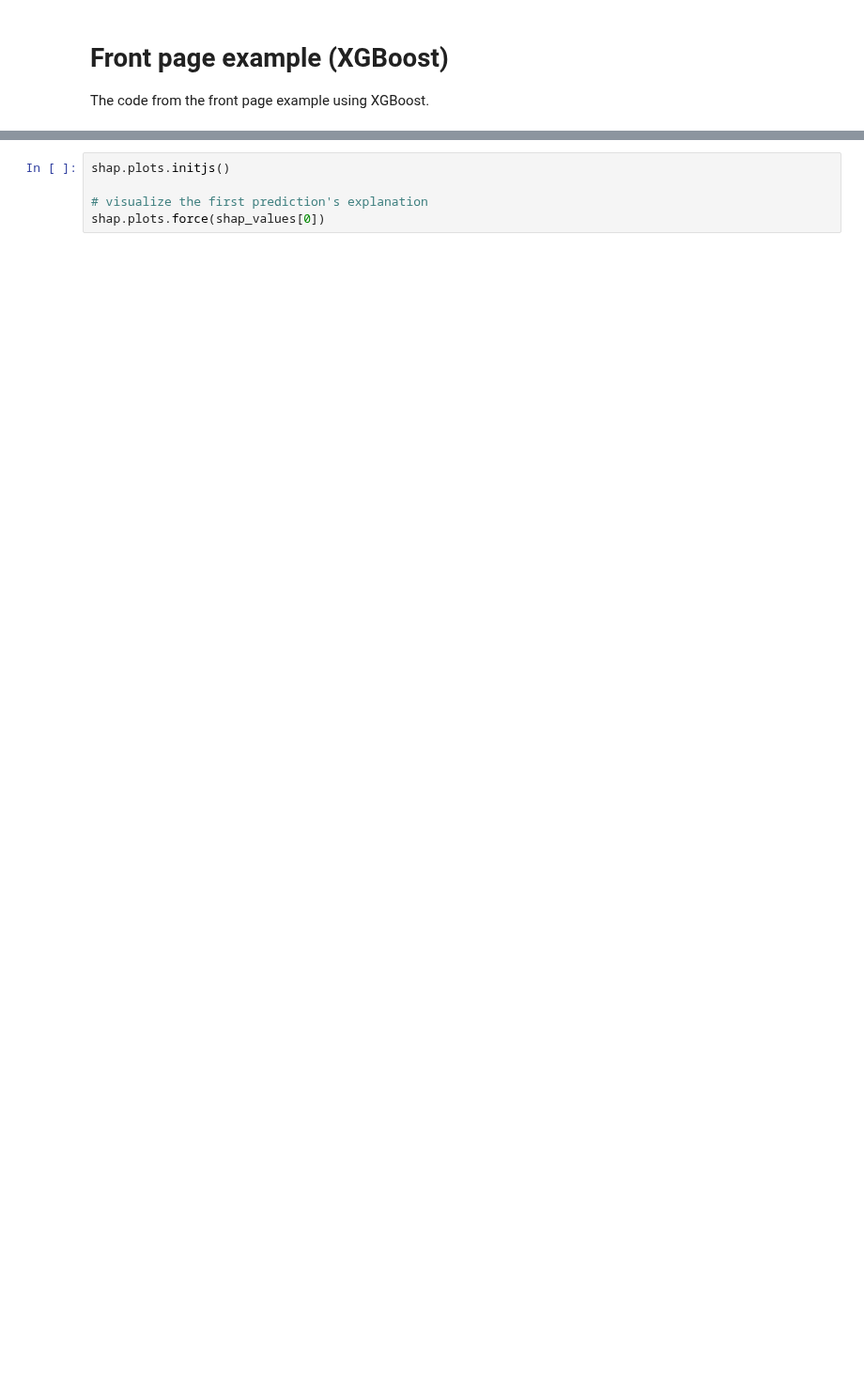
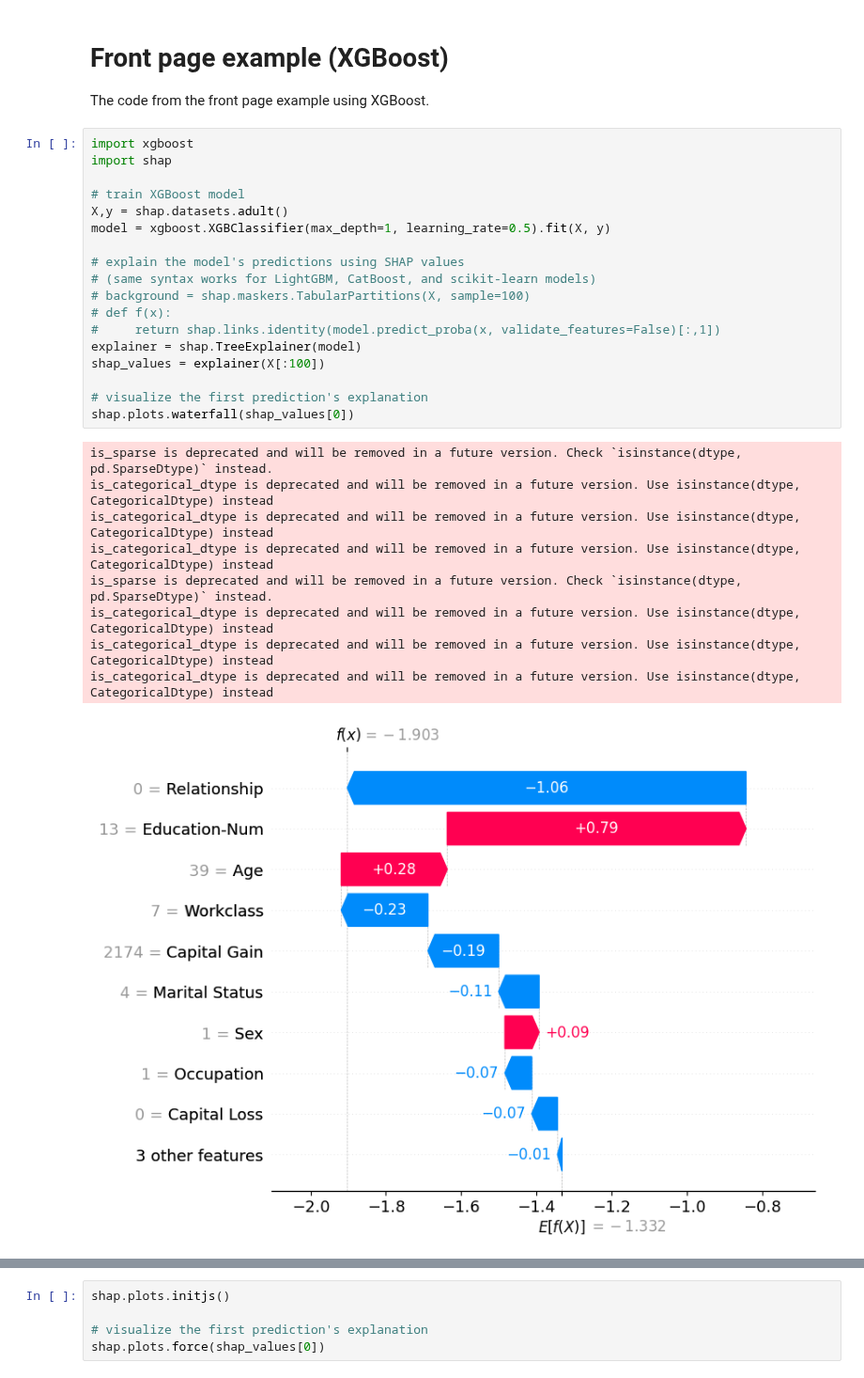
Before and after one commit to shap/shap, a Jupyter notebook: notebooks/tabular_examples/tree_based_models/Front page example (XGBoost).ipynb, the cells around one changed output, grey strips where cells are left out. Shown at 94% size. Drawn from its saved outputs; the diff is of its cells as text; blank space fills up the shorter version.

```diff
--- a/notebooks/tabular_examples/tree_based_models/Front page example (XGBoost).ipynb
+++ b/notebooks/tabular_examples/tree_based_models/Front page example (XGBoost).ipynb
@@ -2,3 +2,31 @@
 # Front page example (XGBoost)
 
 The code from the front page example using XGBoost.
+# %%
+import xgboost
+import shap
+
+# train XGBoost model
+X,y = shap.datasets.adult()
+model = xgboost.XGBClassifier(max_depth=1, learning_rate=0.5).fit(X, y)
+
+# explain the model's predictions using SHAP values
+# (same syntax works for LightGBM, CatBoost, and scikit-learn models)
+# background = shap.maskers.TabularPartitions(X, sample=100)
+# def f(x):
+#     return shap.links.identity(model.predict_proba(x, validate_features=False)[:,1])
+explainer = shap.TreeExplainer(model)
+shap_values = explainer(X[:100])
+
+# visualize the first prediction's explanation
+shap.plots.waterfall(shap_values[0])
+# %% [output]
+is_sparse is deprecated and will be removed in a future version. Check `isinstance(dtype, pd.SparseDtype)` instead.
+is_categorical_dtype is deprecated and will be removed in a future version. Use isinstance(dtype, CategoricalDtype) instead
+is_categorical_dtype is deprecated and will be removed in a future version. Use isinstance(dtype, CategoricalDtype) instead
+is_categorical_dtype is deprecated and will be removed in a future version. Use isinstance(dtype, CategoricalDtype) instead
+is_sparse is deprecated and will be removed in a future version. Check `isinstance(dtype, pd.SparseDtype)` instead.
+is_categorical_dtype is deprecated and will be removed in a future version. Use isinstance(dtype, CategoricalDtype) instead
+is_categorical_dtype is deprecated and will be removed in a future version. Use isinstance(dtype, CategoricalDtype) instead
+is_categorical_dtype is deprecated and will be removed in a future version. Use isinstance(dtype, CategoricalDtype) instead
+[figure, added]
```
Also changed, not shown: parts of 14 cells of this notebook.
